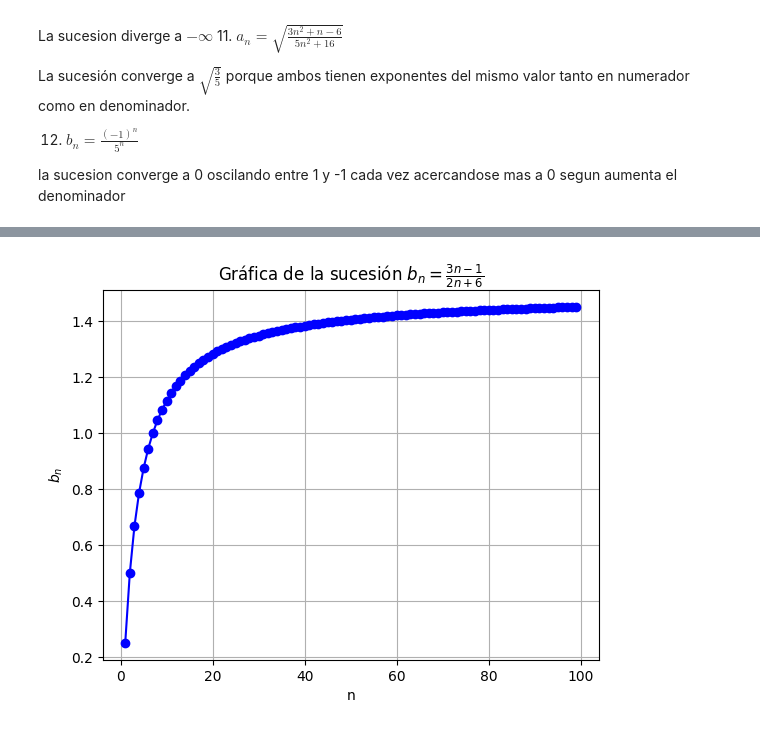
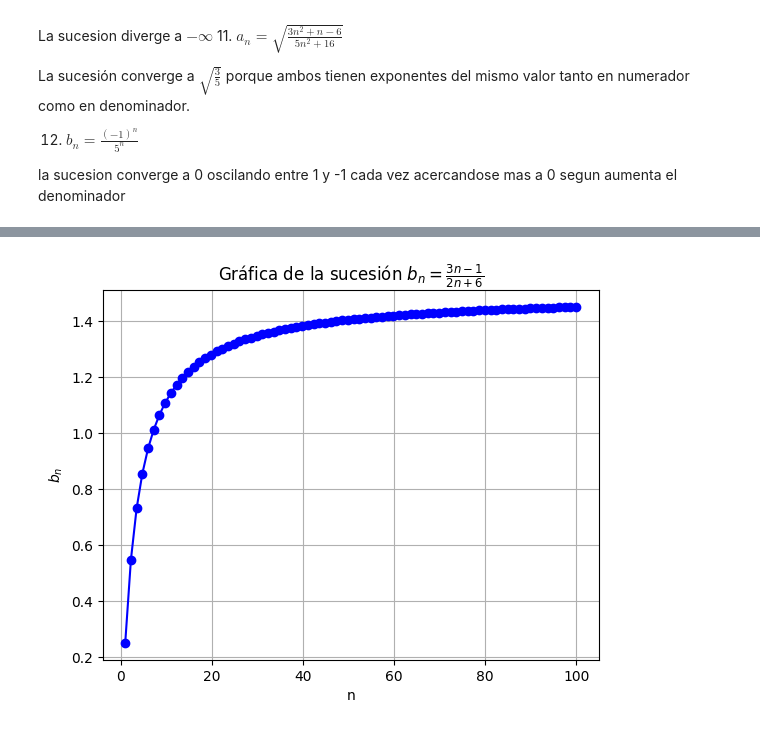
Before and after one commit to Juanm3005/trabajo-grupo-aplicadas, a Jupyter notebook: taller_sucesiones.ipynb, the cells around one changed output, grey strips where cells are left out. Cells and saved outputs as stored; diff of their text form; code cells hidden in the pictures.

```diff
--- a/taller_sucesiones.ipynb
+++ b/taller_sucesiones.ipynb
@@ -155,23 +155,23 @@ plt.show()
 # %%
 def b_n(n):
 
   return (3*n-1)/(2*n+6)
 
 # Crear un rango de valores para n
-n_values = np.arange(1, 100)
+n_values = np.linspace(1,100, 80)
 
 # Calcular los valores de b_n para cada n
 a_values = [b_n(n) for n in n_values]
 
 # Graficar la sucesión
 plt.plot(n_values, a_values, marker='o', linestyle='-', color='b')
 plt.title('Gráfica de la sucesión $b_n = \\frac{3n - 1}{2n + 6} $')
 plt.xlabel('n')
 plt.ylabel('$b_n$')
 plt.grid(True)
 plt.show()
 # %% [output]
-[figure, old version]
+[figure, new version]
 # %%
 def c_n(n):
     return np.cos(np.pi*n)
```
Also changed, not shown: parts of 11 cells of this notebook.
